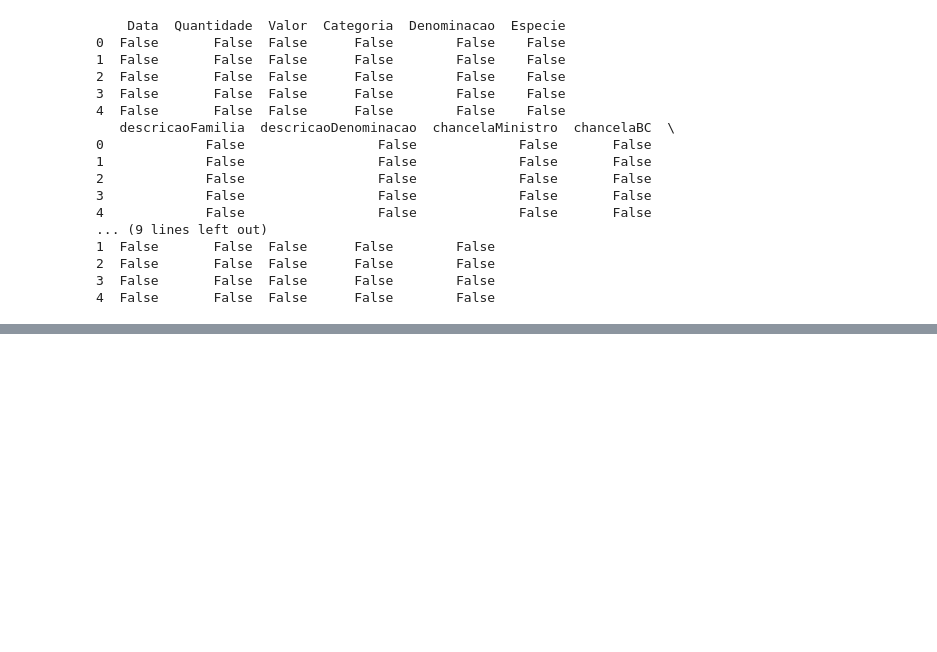
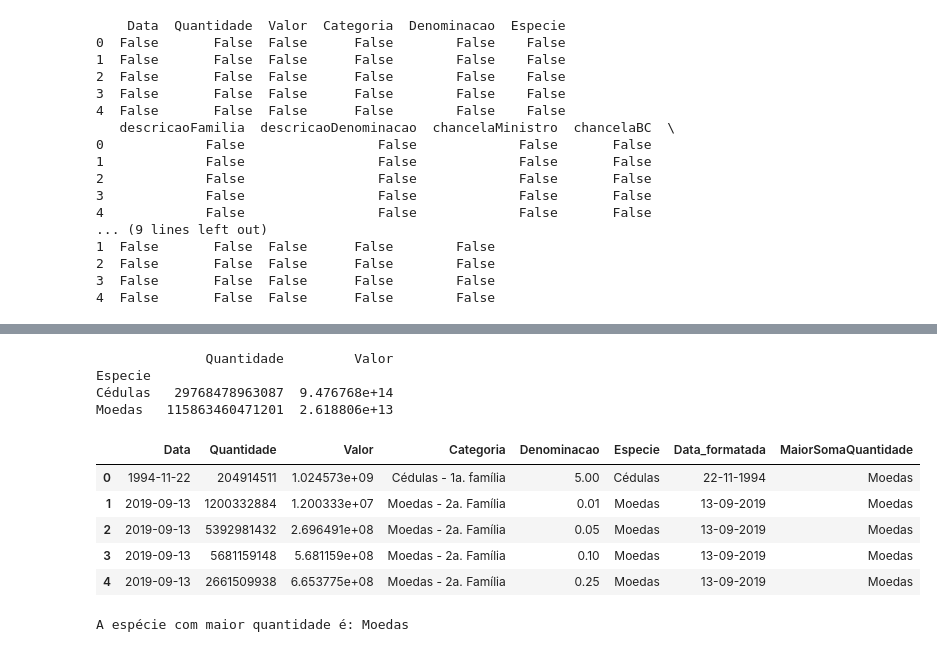
Before and after one commit to carmodaniel/coderhouseProjeto, a Jupyter notebook: projetoFinal.ipynb, the cells around one changed output, grey strips where cells are left out. Saved outputs shown, nothing was run; the diff lists cells and outputs as text; code cells hidden in the pictures; blank space fills up the shorter version.

```diff
--- a/projetoFinal.ipynb
+++ b/projetoFinal.ipynb
@@ -254,0 +255,29 @@ display(moedas_comemorativas)
+# %%
+#Comparação entre Cédulas e Moedas no df dinherio em circulação
+grupo_tipo = dados_dataframe_dinheiro_em_circulacao.groupby('Especie')[['Quantidade', 'Valor']].sum()
+print(grupo_tipo)
+
+# Encontra a espécie com a maior soma de Quantidade
+esp_c_max_quantidade = grupo_tipo['Quantidade'].idxmax()
+
+# Adiciona uma coluna indicando a espécie com a maior soma de Quantidade
+dados_dataframe_dinheiro_em_circulacao['MaiorSomaQuantidade'] = esp_c_max_quantidade
+
+# Mostra o DataFrame com a nova coluna
+display(dados_dataframe_dinheiro_em_circulacao.head())
+
+# Mostra qual espécie tem mais, cédulas ou moedas
+maior_soma_especie = grupo_tipo['Quantidade'].idxmax()
+print(f"A espécie com maior quantidade é: {maior_soma_especie}")
+# %% [output]
+              Quantidade         Valor
+Especie
+Cédulas   29768478963087  9.476768e+14
+Moedas   115863460471201  2.618806e+13
+|  | Data | Quantidade | Valor | Categoria | Denominacao | Especie | Data_formatada | MaiorSomaQuantidade |
+| 0 | 1994-11-22 | 204914511 | 1.024573e+09 | Cédulas - 1a. família | 5.00 | Cédulas | 22-11-1994 | Moedas |
+| 1 | 2019-09-13 | 1200332884 | 1.200333e+07 | Moedas - 2a. Família | 0.01 | Moedas | 13-09-2019 | Moedas |
+| 2 | 2019-09-13 | 5392981432 | 2.696491e+08 | Moedas - 2a. Família | 0.05 | Moedas | 13-09-2019 | Moedas |
+| 3 | 2019-09-13 | 5681159148 | 5.681159e+08 | Moedas - 2a. Família | 0.10 | Moedas | 13-09-2019 | Moedas |
+| 4 | 2019-09-13 | 2661509938 | 6.653775e+08 | Moedas - 2a. Família | 0.25 | Moedas | 13-09-2019 | Moedas |
+A espécie com maior quantidade é: Moedas
```
Also changed, not shown: parts of 4 cells of this notebook.
